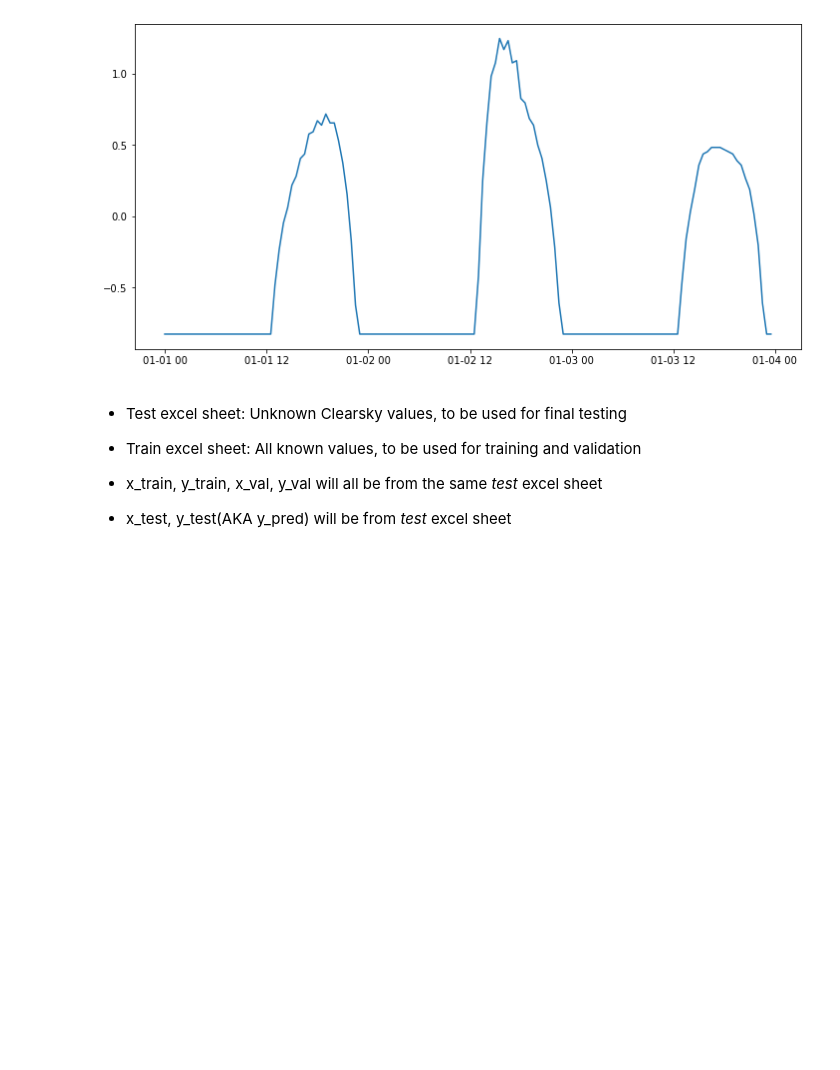
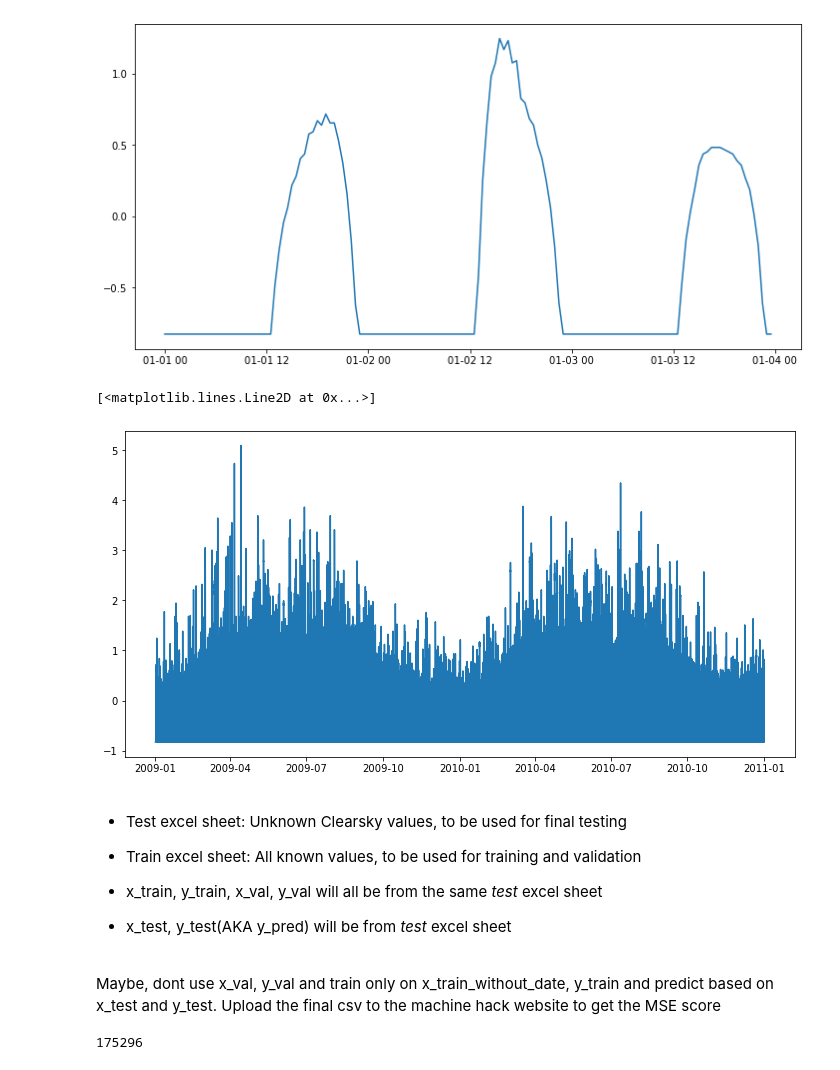
Before and after one commit to AryaStark13/Wipro-hackathon, a Jupyter notebook: Cleaned Data.ipynb, the cells around one changed output. Saved outputs shown, nothing was run; the diff lists cells and outputs as text; code cells hidden in the pictures; blank space fills up the shorter version.

```diff
--- a/Cleaned Data.ipynb
+++ b/Cleaned Data.ipynb
@@ -439,9 +428,21 @@ plt.plot(x_train['Date'][0:144], y_train['Clearsky DHI'][0:144])
 # %% [output]
 [<matplotlib.lines.Line2D at 0x...>]
 [figure]
+# %%
+plt.figure(figsize=(12, 6))
+plt.plot(x_train_with_date['Date'][0:35040], y_train['Clearsky DHI'][0:35040])
+# %% [output]
+[<matplotlib.lines.Line2D at 0x...>]
+[figure, added]
 # %% [markdown]
 * Test excel sheet: Unknown Clearsky values, to be used for final testing <br>
 * Train excel sheet: All known values, to be used for training and validation <br>
 
 * x_train, y_train, x_val, y_val will all be from the same *test* excel sheet <br>
 * x_test, y_test(AKA y_pred) will be from *test* excel sheet
+<br>
+Maybe, dont use x_val, y_val and train only on x_train_without_date, y_train and predict based on x_test and y_test. Upload the final csv to the machine hack website to get the MSE score
+# %%
+len(y_train)
+# %% [output]
+175296
```
Also changed, not shown: parts of 12 cells of this notebook.
